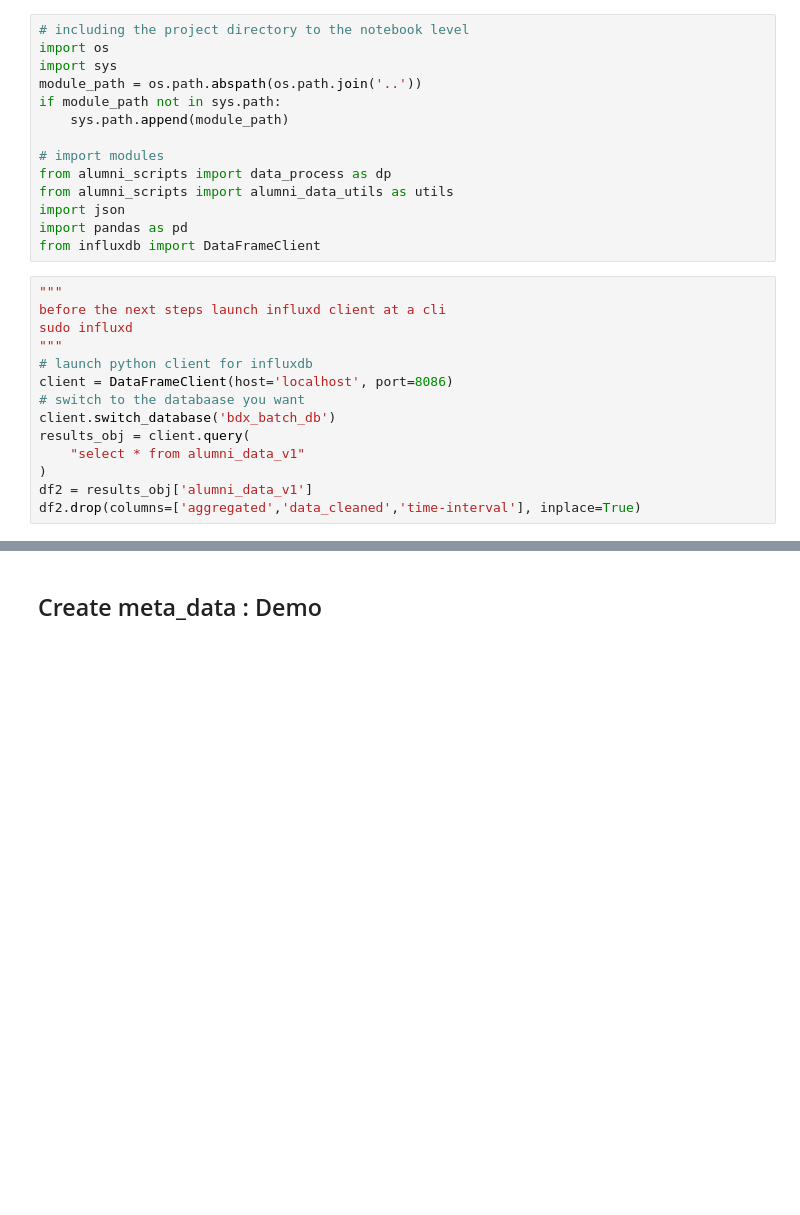
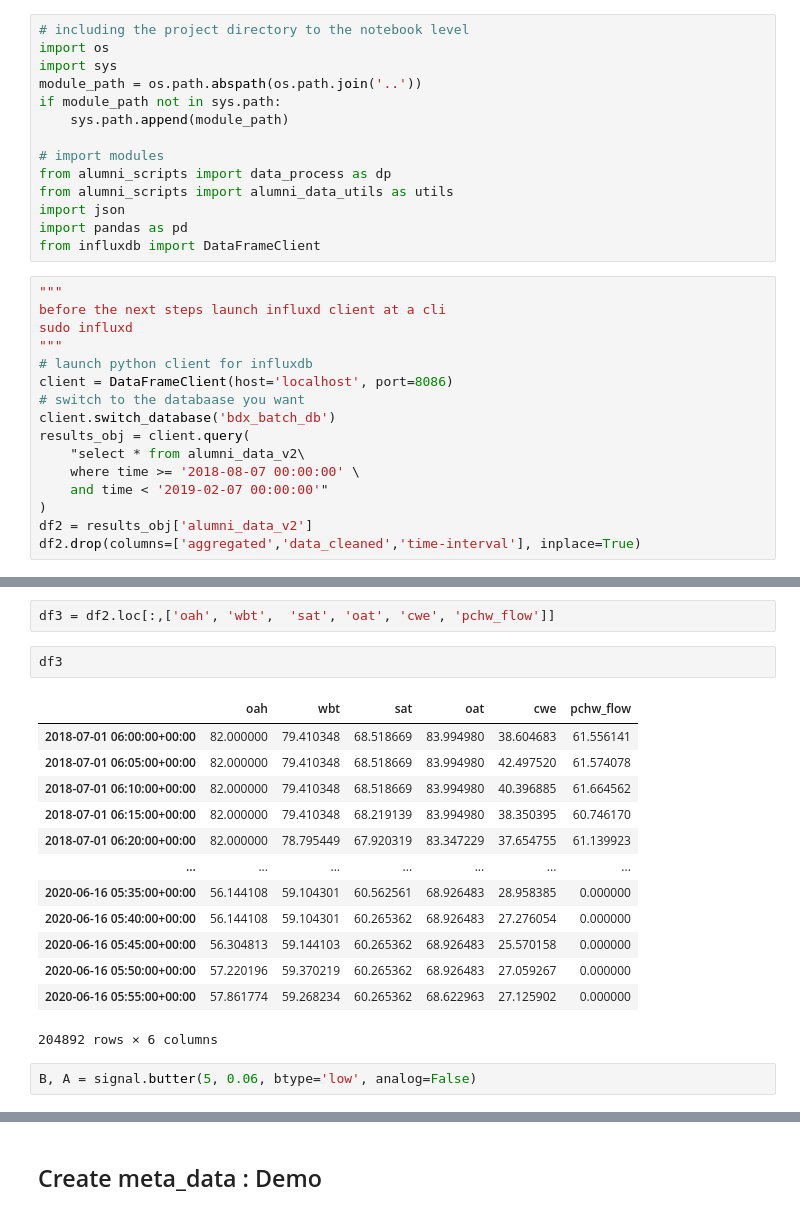
Before and after one commit to AvisekNaug/ah_deployment, a Jupyter notebook: notebooks/Batch Data Processes and EDA.ipynb, the cells around one changed output, grey strips where cells are left out. Cells and saved outputs as stored; diff of their text form; blank space fills up the shorter version.

```diff
--- a/notebooks/Batch Data Processes and EDA.ipynb
+++ b/notebooks/Batch Data Processes and EDA.ipynb
@@ -244,7 +244,9 @@ client = DataFrameClient(host='localhost', port=8086)
 # switch to the databaase you want
 client.switch_database('bdx_batch_db')
 results_obj = client.query(
-    "select * from alumni_data_v1"
+    "select * from alumni_data_v2\
+    where time >= '2018-08-07 00:00:00' \
+    and time < '2019-02-07 00:00:00'"
 )
-df2 = results_obj['alumni_data_v1']
+df2 = results_obj['alumni_data_v2']
 df2.drop(columns=['aggregated','data_cleaned','time-interval'], inplace=True)
@@ -257,0 +261,20 @@ Index(['aggregated', 'cwe', 'data_cleaned', 'ee', 'hwe', 'hws_flow', 'hws_rt',
+# %%
+df3 = df2.loc[:,['oah', 'wbt',  'sat', 'oat', 'cwe', 'pchw_flow']]
+# %%
+df3
+# %% [output]
+|  | oah | wbt | sat | oat | cwe | pchw_flow |
+| 2018-07-01 06:00:00+00:00 | 82.000000 | 79.410348 | 68.518669 | 83.994980 | 38.604683 | 61.556141 |
+| 2018-07-01 06:05:00+00:00 | 82.000000 | 79.410348 | 68.518669 | 83.994980 | 42.497520 | 61.574078 |
+| 2018-07-01 06:10:00+00:00 | 82.000000 | 79.410348 | 68.518669 | 83.994980 | 40.396885 | 61.664562 |
+| 2018-07-01 06:15:00+00:00 | 82.000000 | 79.410348 | 68.219139 | 83.994980 | 38.350395 | 60.746170 |
+| 2018-07-01 06:20:00+00:00 | 82.000000 | 78.795449 | 67.920319 | 83.347229 | 37.654755 | 61.139923 |
+| ... | ... | ... | ... | ... | ... | ... |
+| 2020-06-16 05:35:00+00:00 | 56.144108 | 59.104301 | 60.562561 | 68.926483 | 28.958385 | 0.000000 |
+| 2020-06-16 05:40:00+00:00 | 56.144108 | 59.104301 | 60.265362 | 68.926483 | 27.276054 | 0.000000 |
+| 2020-06-16 05:45:00+00:00 | 56.304813 | 59.144103 | 60.265362 | 68.926483 | 25.570158 | 0.000000 |
+| 2020-06-16 05:50:00+00:00 | 57.220196 | 59.370219 | 60.265362 | 68.926483 | 27.059267 | 0.000000 |
+| 2020-06-16 05:55:00+00:00 | 57.861774 | 59.268234 | 60.265362 | 68.622963 | 27.125902 | 0.000000 |
+204892 rows × 6 columns
+# %%
+B, A = signal.butter(5, 0.06, btype='low', analog=False)
```
Also changed, not shown: parts of 5 cells of this notebook.
